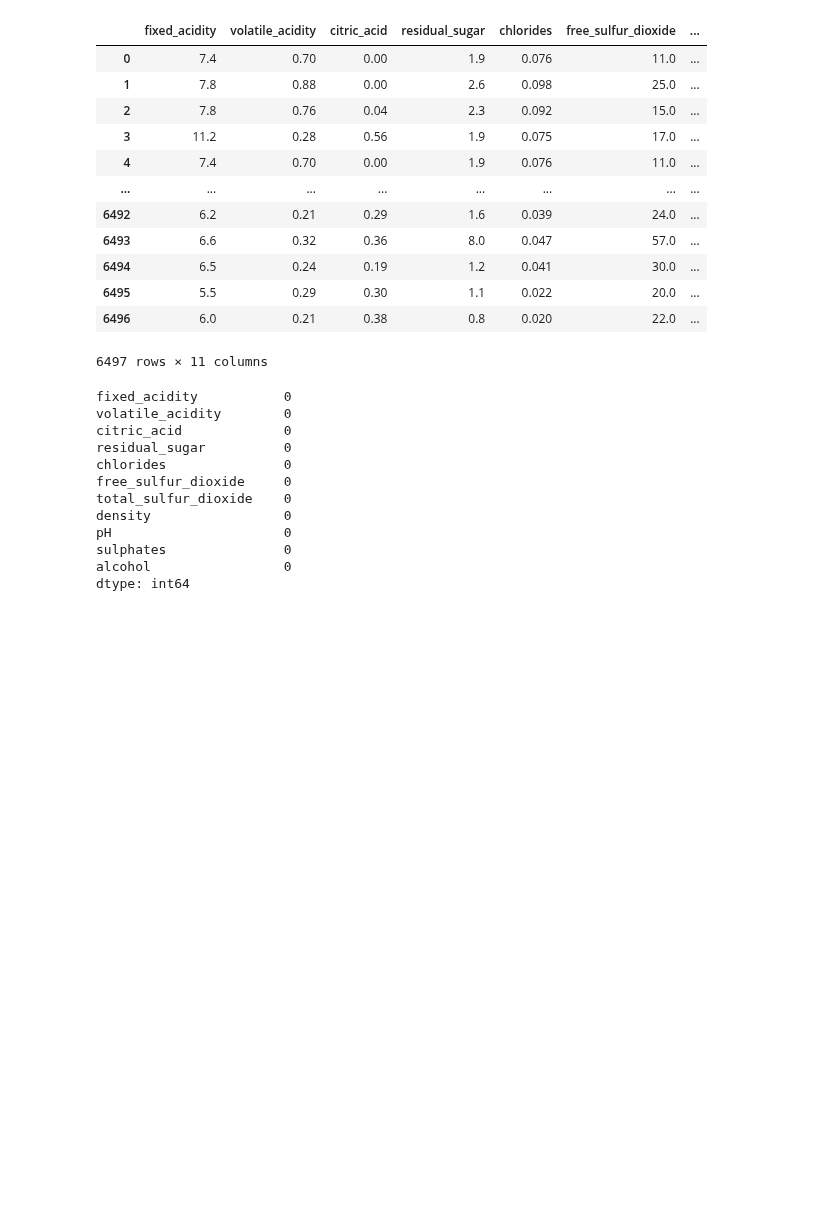
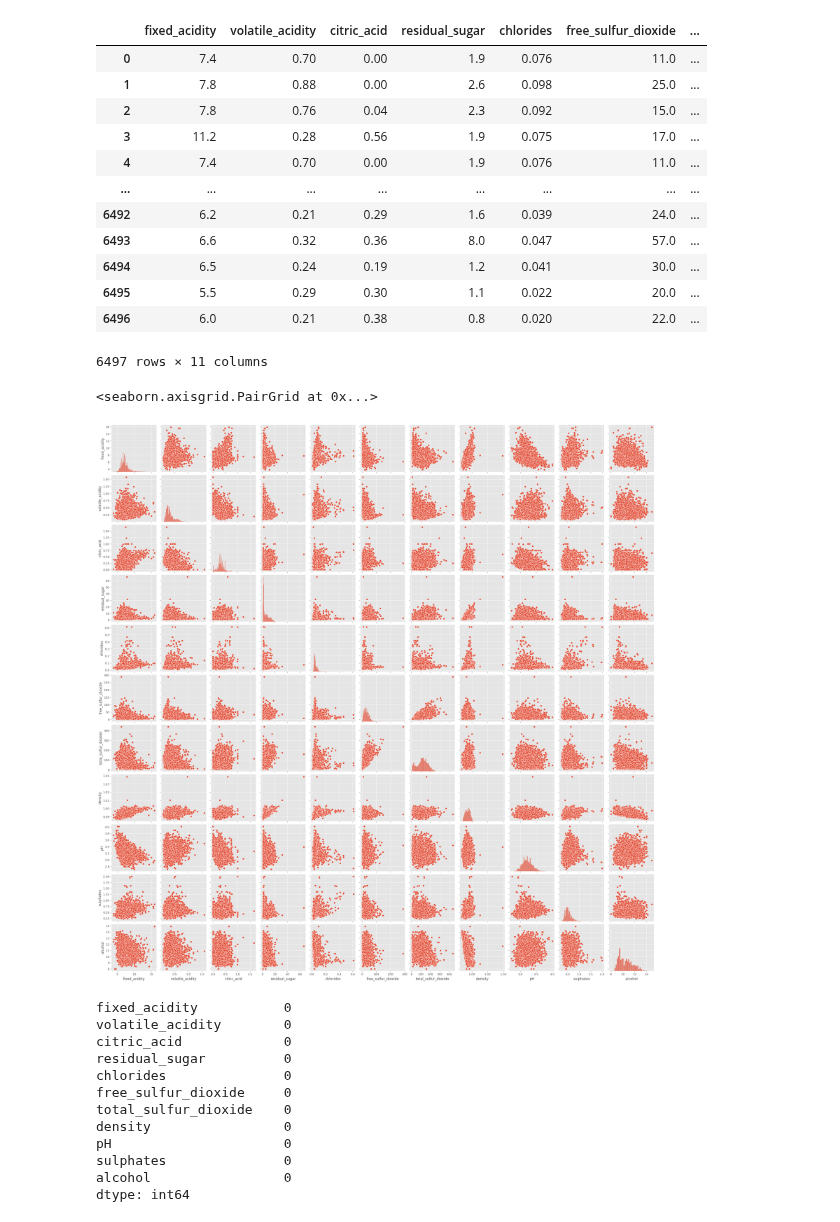
Before and after one commit to Hr15h1/AI_semII, a Jupyter notebook: question5.ipynb, the cells around one changed output. Drawn from its saved outputs; the diff is of its cells as text; code cells hidden in the pictures; blank space fills up the shorter version.

```diff
--- a/question5.ipynb
+++ b/question5.ipynb
@@ -43,6 +43,11 @@ wq_X
 | 6495 | 5.5 | 0.29 | 0.30 | 1.1 | 0.022 | 20.0 | ... |
 | 6496 | 6.0 | 0.21 | 0.38 | 0.8 | 0.020 | 22.0 | ... |
 6497 rows × 11 columns
+# %%
+sns.pairplot(wq_X)
+# %% [output]
+<seaborn.axisgrid.PairGrid at 0x...>
+[figure, added]
 # %%
 wq_X.isnull().sum()
 # %% [output]
```
Also changed, not shown: 1 other file.
